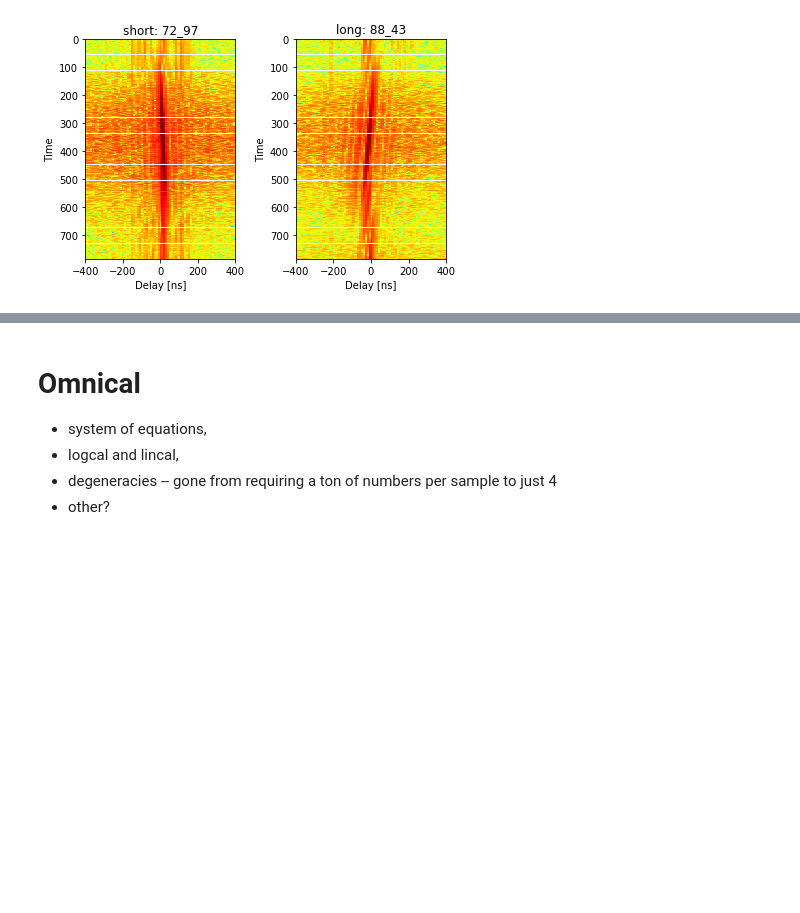
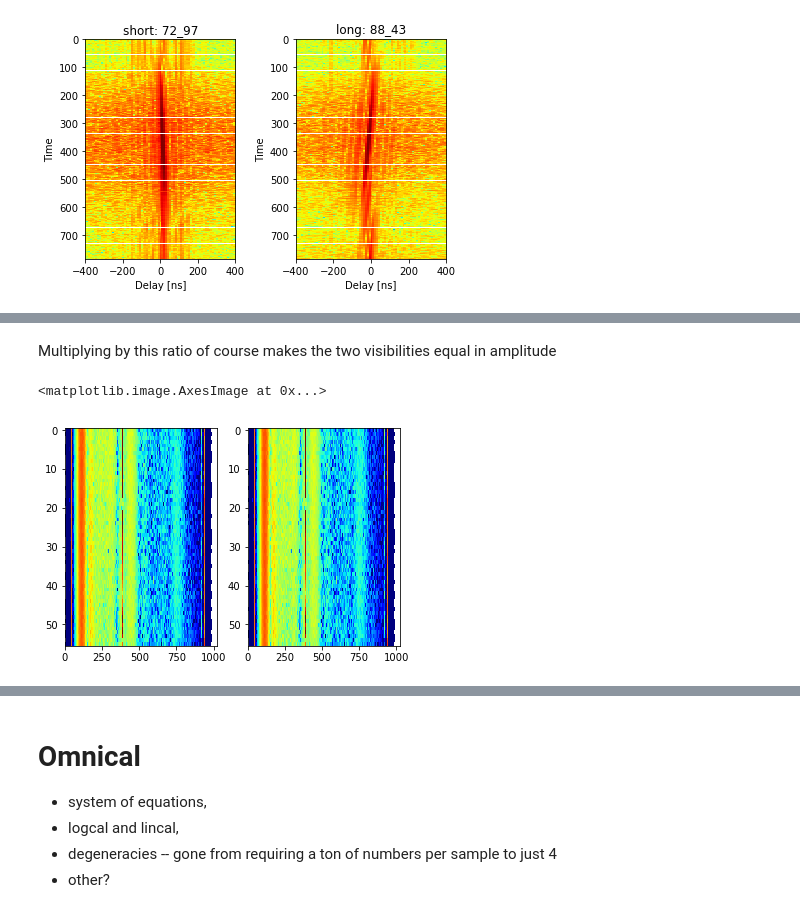
Before and after one commit to carinacheng/CHAMP2017, a Jupyter notebook: Lesson8_DataAnalysis/champ_tutorial.ipynb, the cells around one changed output, grey strips where cells are left out. Saved outputs shown, nothing was run; the diff lists cells and outputs as text; code cells hidden in the pictures; blank space fills up the shorter version.

```diff
--- a/Lesson8_DataAnalysis/champ_tutorial.ipynb
+++ b/Lesson8_DataAnalysis/champ_tutorial.ipynb
@@ -323,0 +350,9 @@ Do you think you'll get the same result for $g_j(\nu,t)$? Why/why not?
+# %% [markdown]
+Multiplying by this ratio of course makes the two visibilities equal in amplitude
+# %%
+f,axarr = plt.subplots(1,2)
+axarr[0].imshow(np.log10(np.abs(d[(53,64)]['xx'])), aspect='auto', vmax=0, vmin=-3, cmap='jet')
+axarr[1].imshow(np.log10(np.abs(d[(31,53)]['xx'])*r_abs), aspect='auto', vmax=0, vmin=-3, cmap='jet')
+# %% [output]
+<matplotlib.image.AxesImage at 0x...>
+[figure, added]
```
Also changed, not shown: parts of 11 cells of this notebook.
